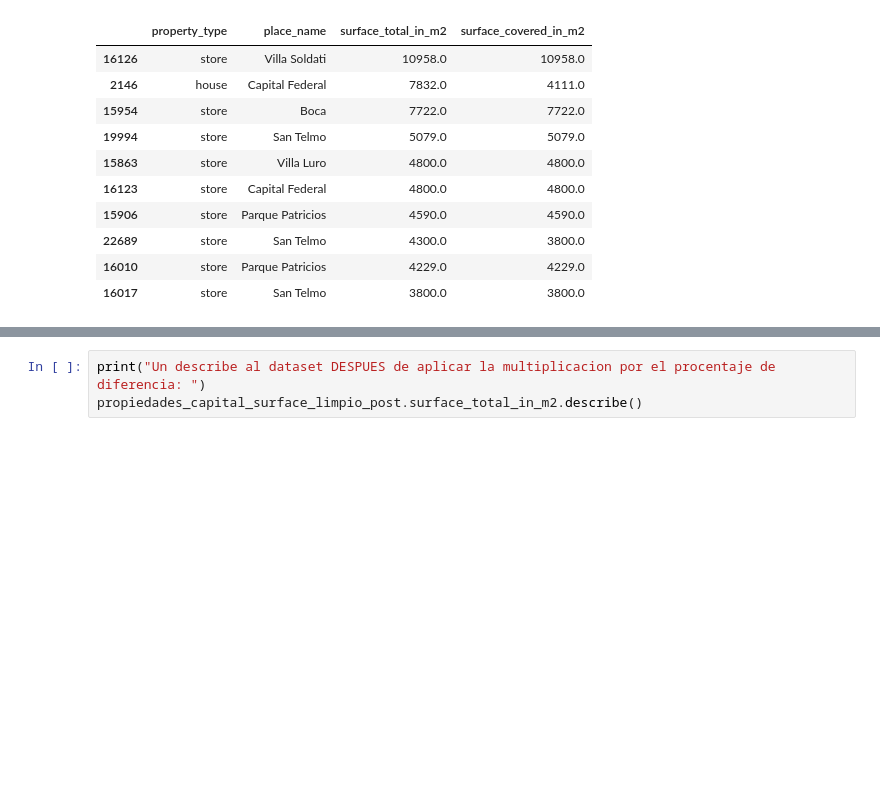
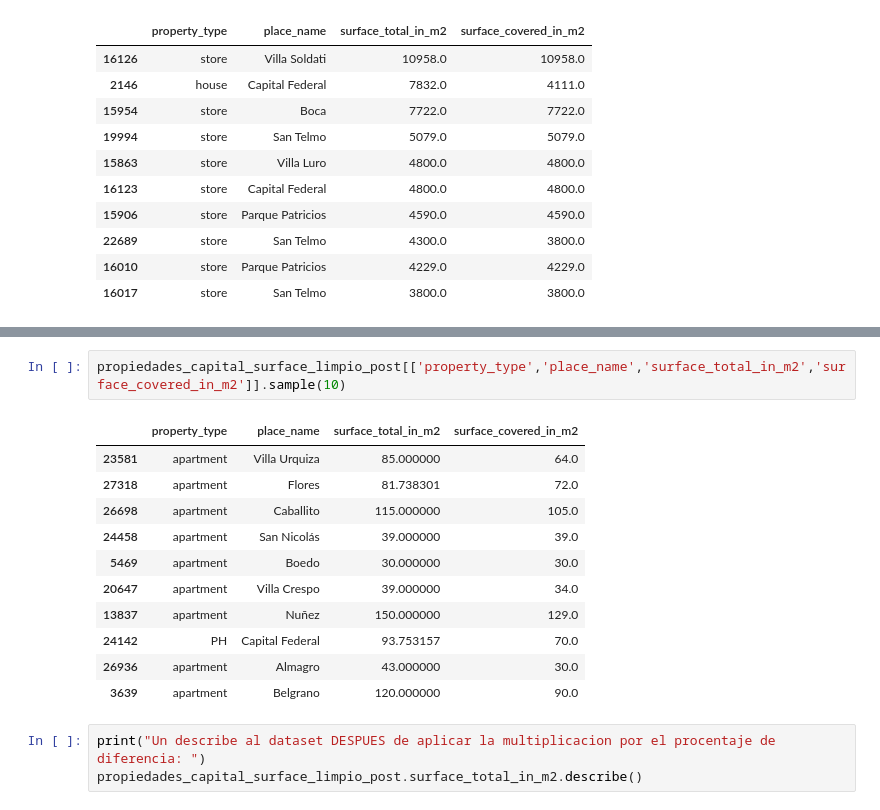
Before and after one commit to edgarevalo/DH-Workshop, a Jupyter notebook: Notebook limpio - comentado - no-modificar.ipynb, the cells around one changed output, grey strips where cells are left out. Saved outputs shown, nothing was run; the diff lists cells and outputs as text; blank space fills up the shorter version.

```diff
--- a/Notebook limpio - comentado - no-modificar.ipynb
+++ b/Notebook limpio - comentado - no-modificar.ipynb
@@ -538,3 +538,17 @@ propiedades_capital_surface_limpio_post[['property_type','place_name','surface_t
+# %%
+propiedades_capital_surface_limpio_post[['property_type','place_name','surface_total_in_m2','surface_covered_in_m2']].sample(10)
+# %% [output]
+|  | property_type | place_name | surface_total_in_m2 | surface_covered_in_m2 |
+| 23581 | apartment | Villa Urquiza | 85.000000 | 64.0 |
+| 27318 | apartment | Flores | 81.738301 | 72.0 |
+| 26698 | apartment | Caballito | 115.000000 | 105.0 |
+| 24458 | apartment | San Nicolás | 39.000000 | 39.0 |
+| 5469 | apartment | Boedo | 30.000000 | 30.0 |
+| 20647 | apartment | Villa Crespo | 39.000000 | 34.0 |
+| 13837 | apartment | Nuñez | 150.000000 | 129.0 |
+| 24142 | PH | Capital Federal | 93.753157 | 70.0 |
+| 26936 | apartment | Almagro | 43.000000 | 30.0 |
+| 3639 | apartment | Belgrano | 120.000000 | 90.0 |
 # %%
 print("Un describe al dataset DESPUES de aplicar la multiplicacion por el procentaje de diferencia: ")
 propiedades_capital_surface_limpio_post.surface_total_in_m2.describe()
```
Also changed, not shown: parts of 14 cells of this notebook.
